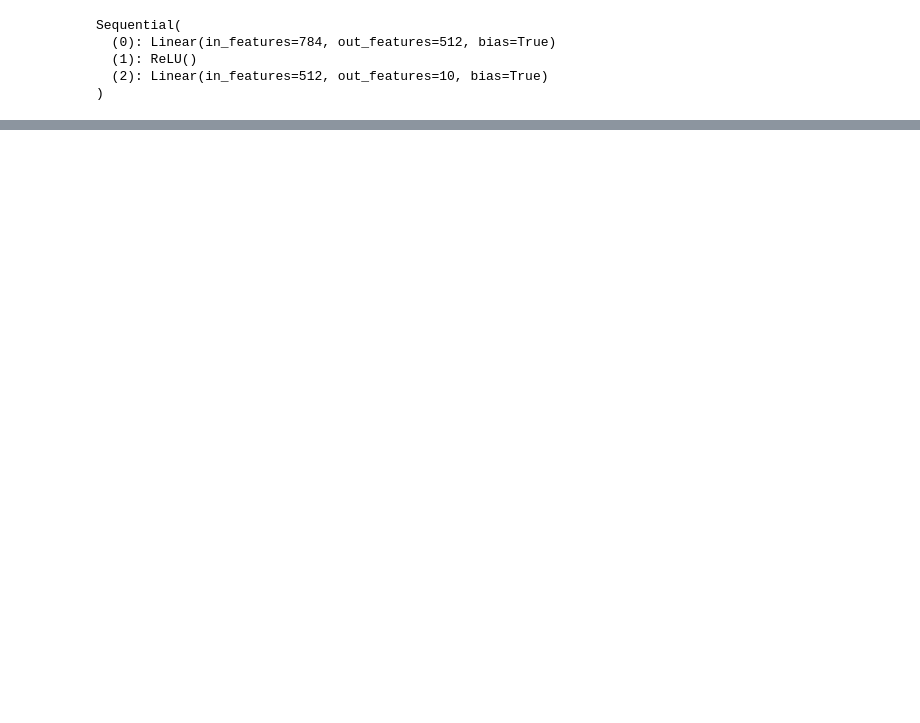
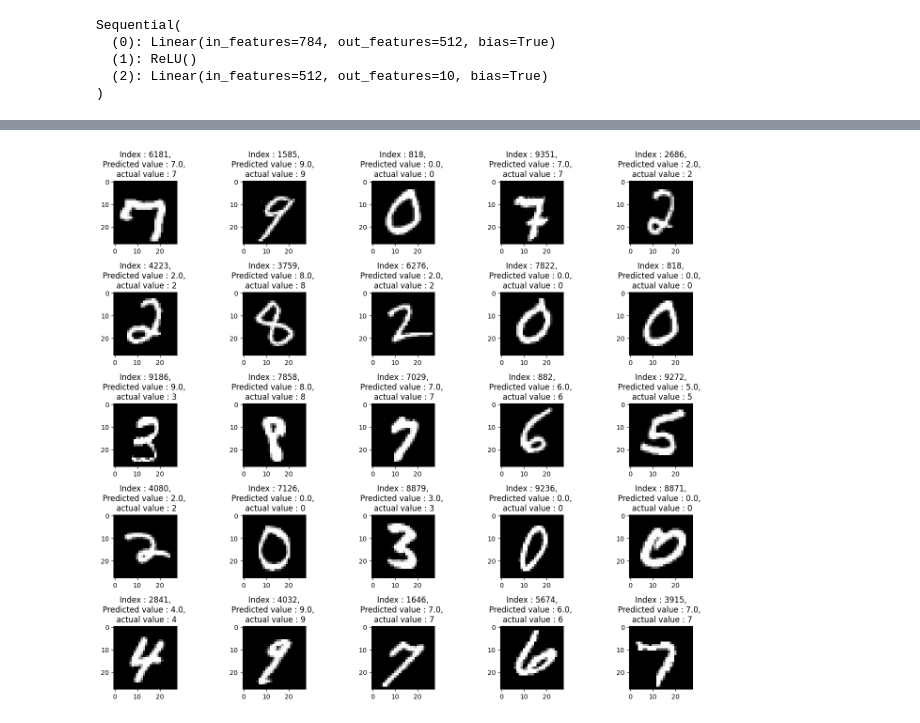
Before and after one commit to Vishaldawar/pytorch-projects, a Jupyter notebook: 02_pytorch_mnist.ipynb, the cells around one changed output, grey strips where cells are left out. Drawn from its saved outputs; the diff is of its cells as text; code cells hidden in the pictures; blank space fills up the shorter version.

```diff
--- a/02_pytorch_mnist.ipynb
+++ b/02_pytorch_mnist.ipynb
@@ -196,0 +369,4 @@ fig.tight_layout();
+# %%
+plot_random_images(X_val, y_val, model_4, model_4_obj.test_pred)
+# %% [output]
+[figure, added]
```
Also changed, not shown: parts of 29 cells of this notebook.
